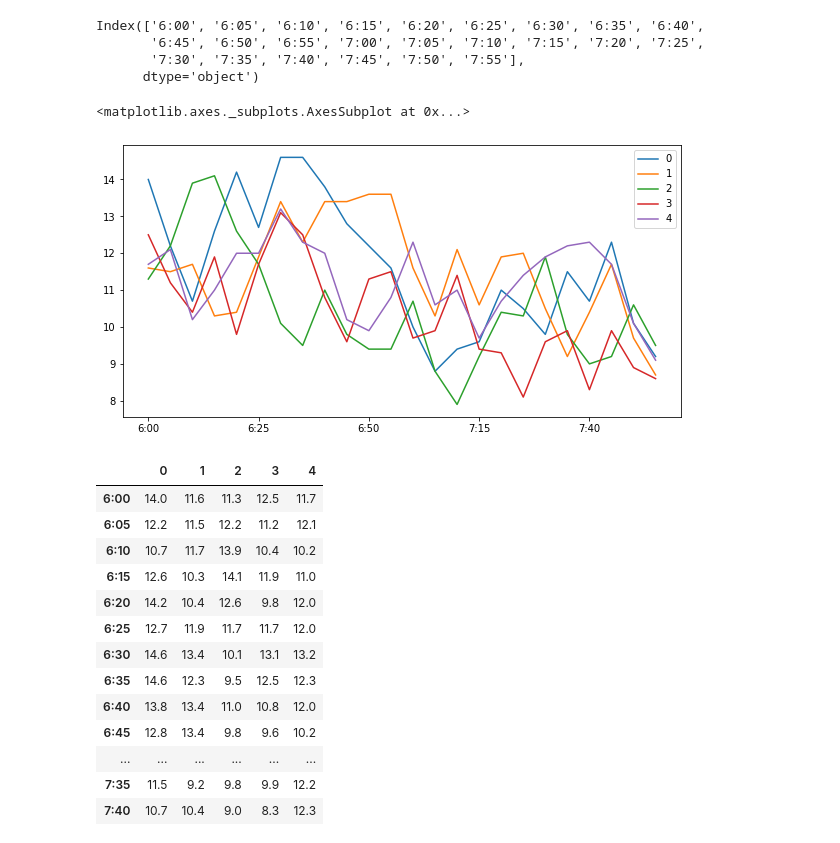
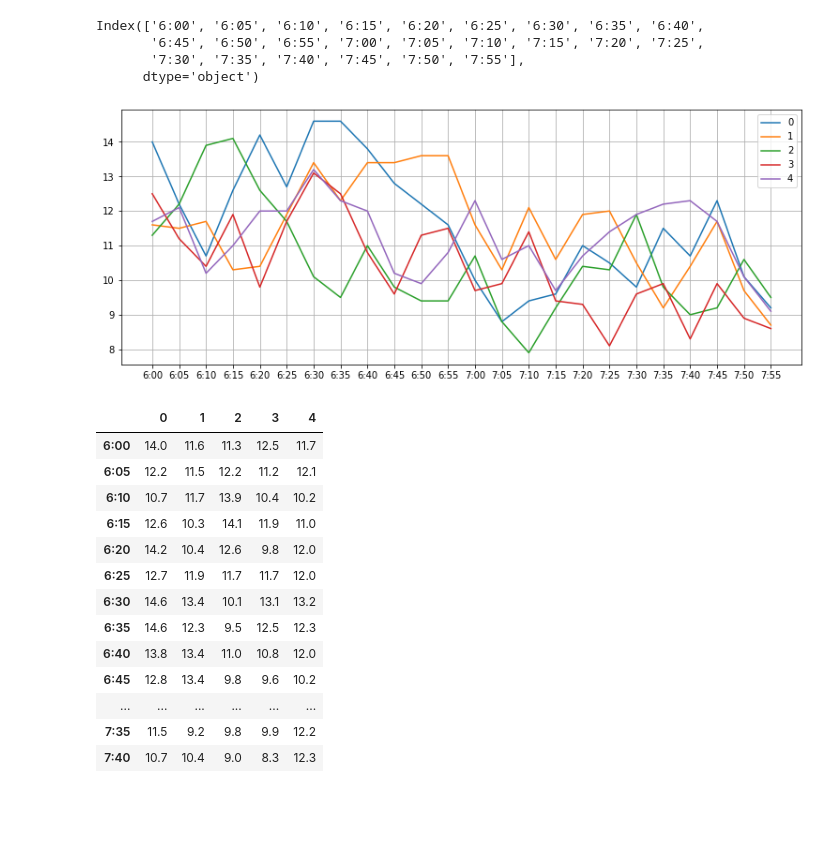
Before and after one commit to dain1403/map-navi-project, a Jupyter notebook: 도마교네거리→원미네거리 도로소통 정보 데이터 예시.ipynb, the cells around one changed output. Saved outputs shown, nothing was run; the diff lists cells and outputs as text; code cells hidden in the pictures; blank space fills up the shorter version.

```diff
--- a/도마교네거리→원미네거리 도로소통 정보 데이터 예시.ipynb
+++ b/도마교네거리→원미네거리 도로소통 정보 데이터 예시.ipynb
@@ -53,7 +53,7 @@ data.plot()
 <matplotlib.axes._subplots.AxesSubplot at 0x...>
 [figure]
 # %%
-plt.rcParams['figure.figsize'] = [10, 5]   # 그래프크기
+plt.rcParams['figure.figsize'] = [13, 5]   # 그래프크기
 # %%
 data = data.T
 # %%
@@ -63,14 +63,13 @@ Index(['6:00', '6:05', '6:10', '6:15', '6:20', '6:25', '6:30', '6:35', '6:40',
        '6:45', '6:50', '6:55', '7:00', '7:05', '7:10', '7:15', '7:20', '7:25',
        '7:30', '7:35', '7:40', '7:45', '7:50', '7:55'],
       dtype='object')
-# %%
-# plt.xticks(['6:00', '6:05', '6:10', '6:15', '6:20', '6:25', '6:30', '6:35', '6:40',
-#        '6:45', '6:50', '6:55', '7:00', '7:05', '7:10', '7:15', '7:20', '7:25',
-#        '7:30', '7:35', '7:40', '7:45', '7:50', '7:55'])
-data.plot()
-# %% [output]
-<matplotlib.axes._subplots.AxesSubplot at 0x...>
-[figure, removed]
+# %%
+data.plot()
+plt.xticks(range(0,len(data.index)),data.index)
+plt.grid()
+plt.show()
+# %% [output]
+[figure, added]
 # %%
 data
 # %% [output]
```
